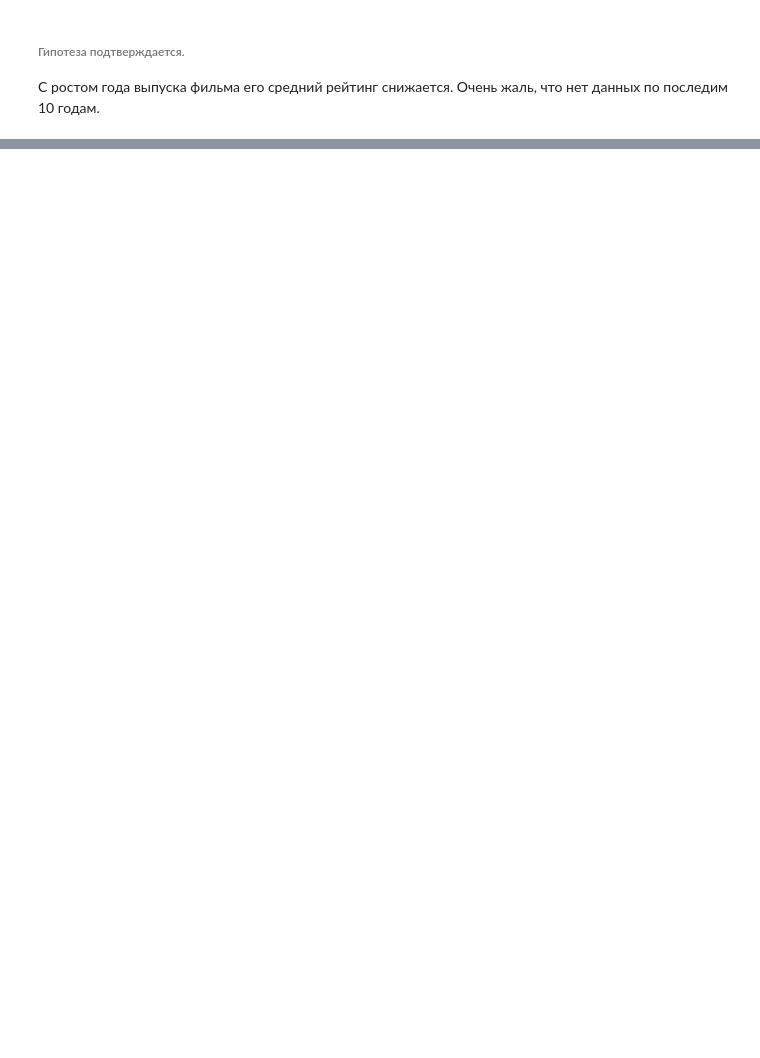
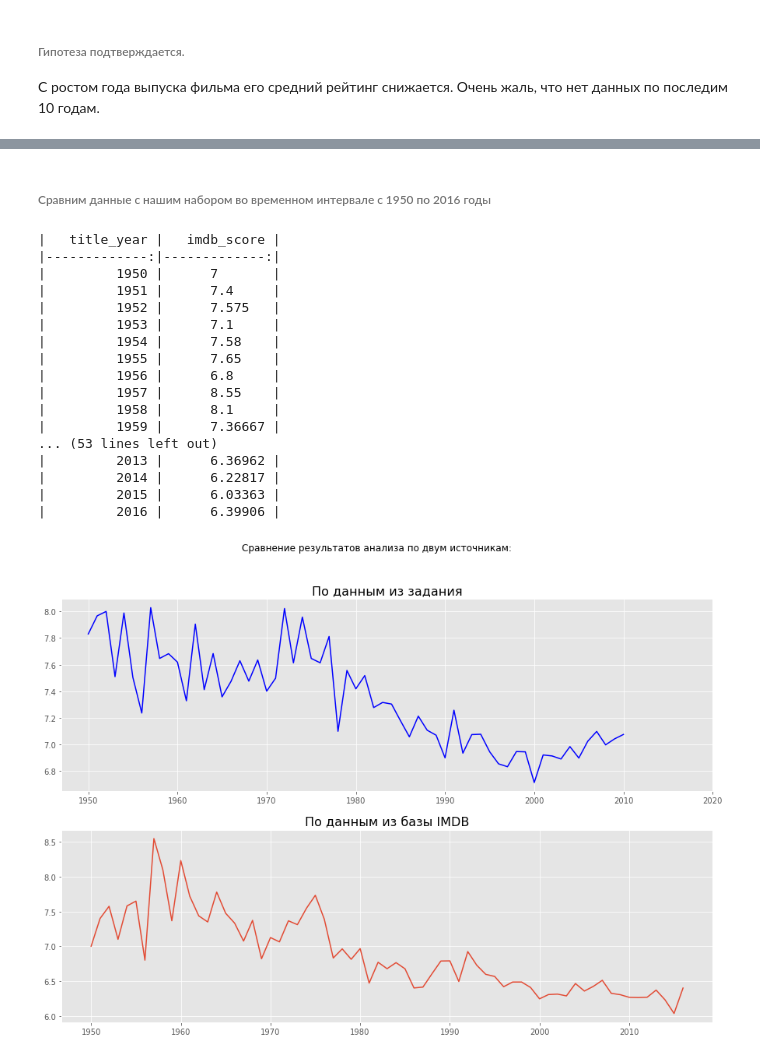
Before and after one commit to SergeyChernyaev/Python-Homeworks, a Jupyter notebook: NUMPY-39/02 Homework/02 Homework black.ipynb, the cells around one changed output, grey strips where cells are left out. Saved outputs shown, nothing was run; the diff lists cells and outputs as text; code cells hidden in the pictures; blank space fills up the shorter version.

```diff
--- a/NUMPY-39/02 Homework/02 Homework black.ipynb
+++ b/NUMPY-39/02 Homework/02 Homework black.ipynb
@@ -291,0 +389,9 @@ df_result.plot()
+# %%
+import pandas as pd
+import matplotlib.pyplot as plt
+df_movies = pd.read_csv('movie_metadata.csv')
+df_movies.info()
+df_movies.head()
+min_year=int(df_movies.title_year.min())
+maх_year=int(df_movies.title_year.max())
+print(f'\n Данные по фильмам с {min_year} по {maх_year} год из базы IMDB')
@@ -291,0 +416,44 @@ df_result.plot()
+# %% [markdown]
+###### Сравним данные с нашим набором во временном интервале с 1950 по 2016 годы
+# %%
+# Выбрать фильмы с годом выпуска с 1950 по всё что есть
+df_movies = df_movies.loc[(df_movies['title_year'] >= 1950.0)]
+
+# Распределение фильмов по годам выпуска в уменьшеной таблице
+df_result_IMDB=df_movies[['title_year','imdb_score']].groupby('title_year').mean().sort_values('title_year', ascending=True)
+print(df_result_IMDB.to_markdown())
+
+# Построим два графика в одном окне
+
+fig, axs = plt.subplots(nrows= 2 , ncols= 1, figsize=(15,10) )
+fig.suptitle('Сравнение результатов анализа по двум источникам:')
+
+axs[0].set_title("По данным из задания")
+# По умолчанию получается плохо. Сделаем нстройкку сами и пересчитаем шкалу.
+axs[0].plot(np.arange(1950, 2011, 1), df_result.rating*2.0, color='blue')
+# Настроим подписи меток
+axs[0].set_xticks(np.arange(1950, 2030, 10))
+
+axs[1].set_title("По данным из базы IMDB")
+axs[1].plot(df_result_IMDB)
+
+plt.show()
+# %% [output]
+|   title_year |   imdb_score |
+|-------------:|-------------:|
+|         1950 |      7       |
+|         1951 |      7.4     |
+|         1952 |      7.575   |
+|         1953 |      7.1     |
+|         1954 |      7.58    |
+|         1955 |      7.65    |
+|         1956 |      6.8     |
+|         1957 |      8.55    |
+|         1958 |      8.1     |
+|         1959 |      7.36667 |
+... (53 lines left out)
+|         2013 |      6.36962 |
+|         2014 |      6.22817 |
+|         2015 |      6.03363 |
+|         2016 |      6.39906 |
+[figure, added]
```
Also changed, not shown: parts of 18 cells of this notebook, 1 other file.
